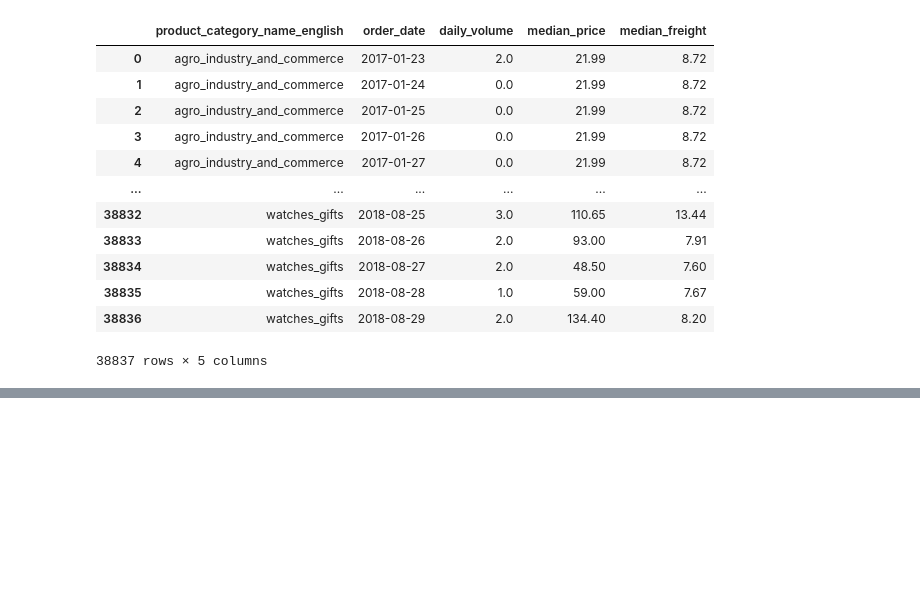
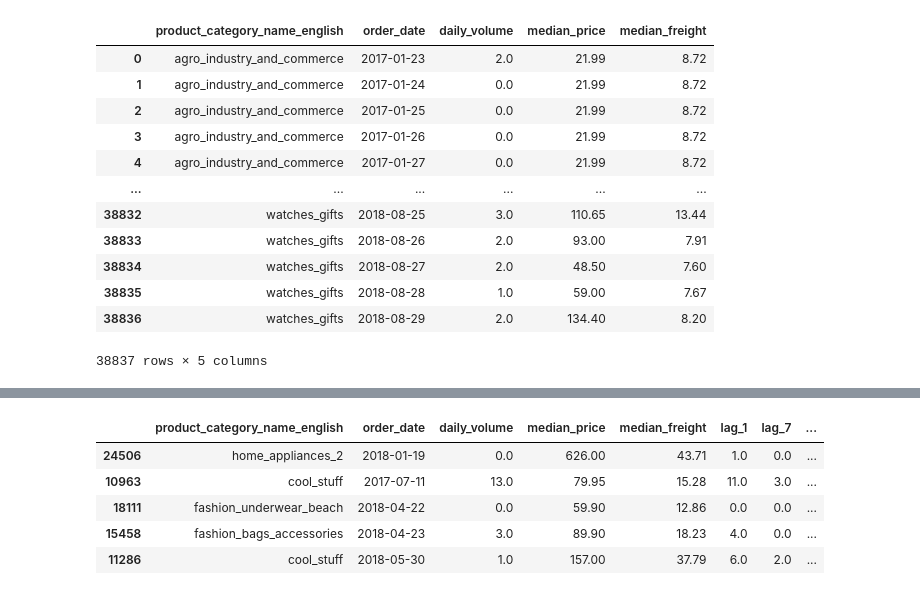
Before and after one commit to pruthvi-chavda/inventory-intelligence-suite, a Jupyter notebook: notebooks/Olist_Eda.ipynb, the cells around one changed output, grey strips where cells are left out. Saved outputs shown, nothing was run; the diff lists cells and outputs as text; code cells hidden in the pictures; blank space fills up the shorter version.

Commit message:
fix: resolve temporal lag bugs, export clean day 1, 7, 15, and 30 CSVs, and remaining work notebook markdown

```diff
--- a/notebooks/Olist_Eda.ipynb
+++ b/notebooks/Olist_Eda.ipynb
@@ -21,7 +21,7 @@ import matplotlib.pyplot as plt
 import seaborn as sns
 from sklearn.model_selection import train_test_split
 # %%
-raw = pd.read_csv('../data/processed/olist_cleaned_silver_spine.csv', parse_dates=['order_purchase_timestamp', 'order_date'])
+raw = pd.read_csv('../data/processed/olist_cleaned.csv', parse_dates=['order_purchase_timestamp', 'order_date'])
 df=raw.copy()
 # %% [markdown]
 There is one nan in **order_date** while it is created using the **order_purchase_timestamp** so the data entry may be corrupted
@@ -265,6 +280,7 @@ df_daily.groupby('product_category_name_english')[['daily_volume','median_price'
 df_daily['lag_1'] = df_daily.groupby('product_category_name_english')['daily_volume'].shift(1)
 df_daily['lag_7'] = df_daily.groupby('product_category_name_english')['daily_volume'].shift(7)
 df_daily['lag_15'] = df_daily.groupby('product_category_name_english')['daily_volume'].shift(15)
+df_daily['lag_30'] = df_daily.groupby('product_category_name_english')['daily_volume'].shift(30)
 
 df_daily['rolling_7_avg'] = df_daily.groupby('product_category_name_english')['lag_1'].transform(lambda x: x.rolling(window=7).mean())
 df_daily['rolling_30_avg'] = df_daily.groupby('product_category_name_english')['lag_1'].transform(lambda x: x.rolling(window=30).mean())
@@ -274,0 +309,2 @@ df_daily['year'] = df_daily['order_date'].dt.year
+# %%
+df_daily.dropna(inplace=True)
@@ -274,0 +329,11 @@ df_daily['year'] = df_daily['order_date'].dt.year
+# %%
+final_df = df_daily = df_daily.drop(columns=['year'])
+# %%
+final_df.sample(5)
+# %% [output]
+|  | product_category_name_english | order_date | daily_volume | median_price | median_freight | lag_1 | lag_7 | ... |
+| 24506 | home_appliances_2 | 2018-01-19 | 0.0 | 626.00 | 43.71 | 1.0 | 0.0 | ... |
+| 10963 | cool_stuff | 2017-07-11 | 13.0 | 79.95 | 15.28 | 11.0 | 3.0 | ... |
+| 18111 | fashion_underwear_beach | 2018-04-22 | 0.0 | 59.90 | 12.86 | 0.0 | 0.0 | ... |
+| 15458 | fashion_bags_accessories | 2018-04-23 | 3.0 | 89.90 | 18.23 | 4.0 | 0.0 | ... |
+| 11286 | cool_stuff | 2018-05-30 | 1.0 | 157.00 | 37.79 | 6.0 | 2.0 | ... |
```
Also changed, not shown: parts of 24 cells of this notebook, 1 other file.
